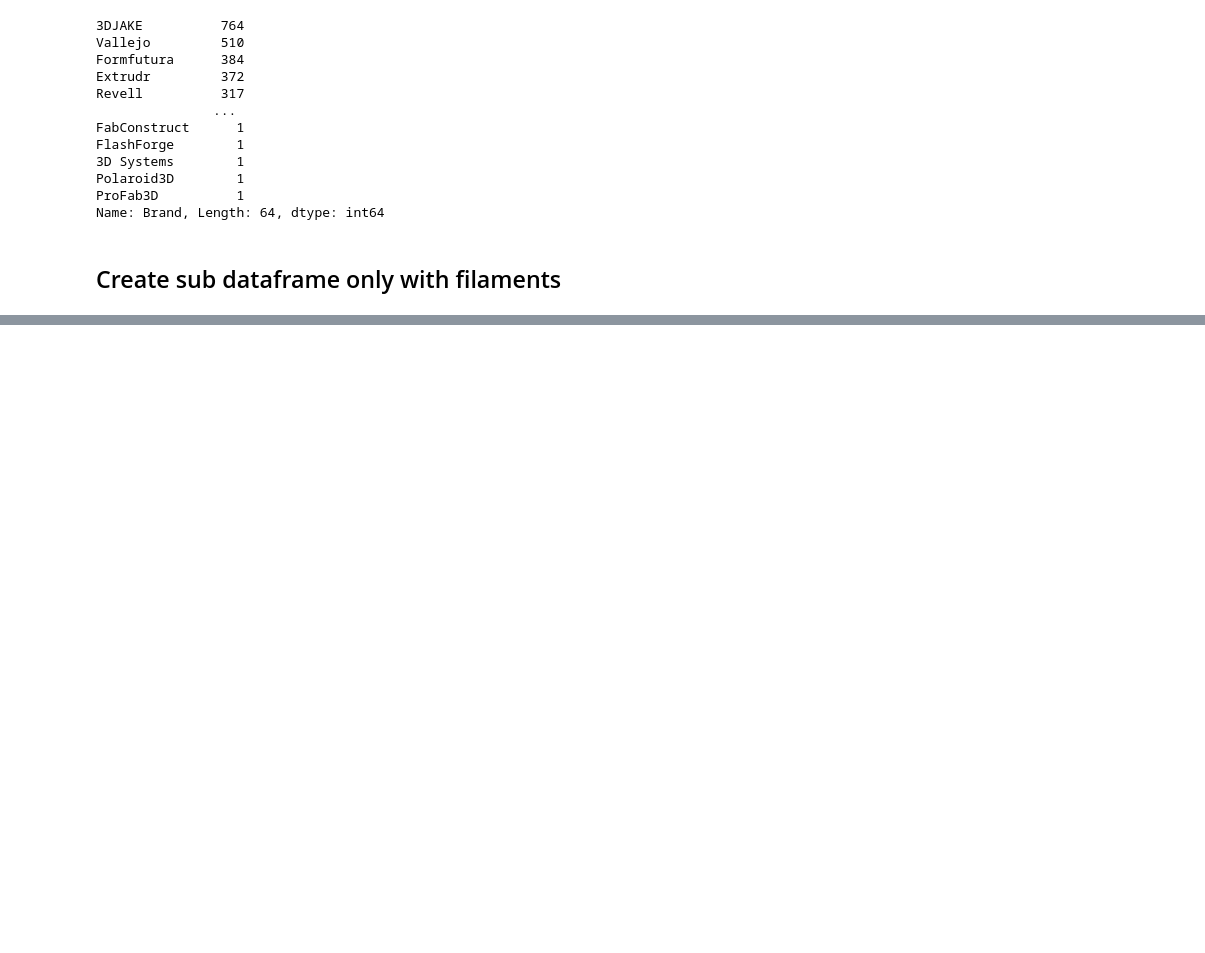
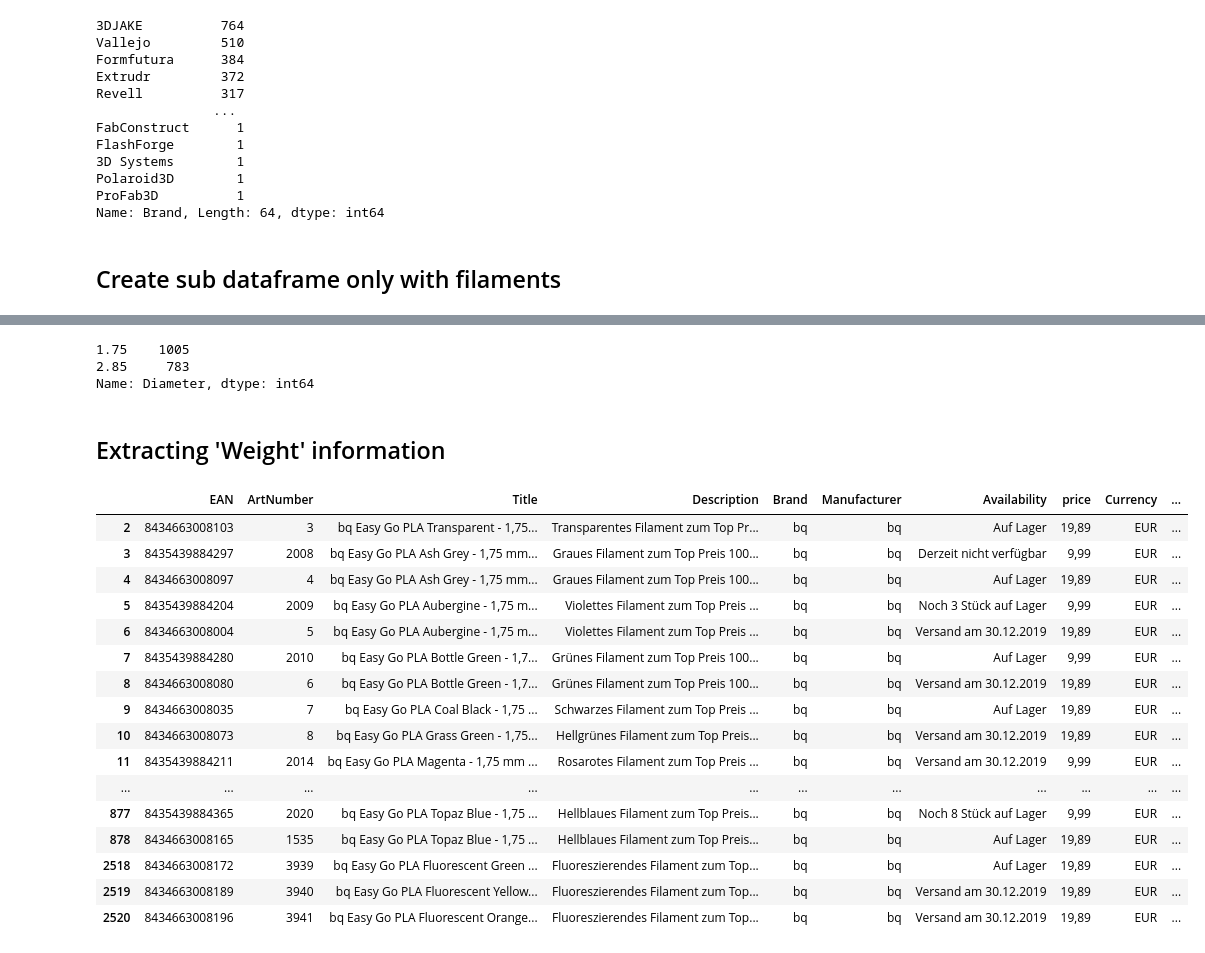
Before and after one commit to subrockmann/product-cleaner, a Jupyter notebook: 3djake Produktdaten.ipynb, the cells around one changed output, grey strips where cells are left out. Cells and saved outputs as stored; diff of their text form; code cells hidden in the pictures; blank space fills up the shorter version.

```diff
--- a/3djake Produktdaten.ipynb
+++ b/3djake Produktdaten.ipynb
@@ -214,0 +229,29 @@ filament_df.drop(indexNames , inplace=True)
+# %%
+filament_df.Diameter.value_counts()
+# %% [output]
+1.75    1005
+2.85     783
+Name: Diameter, dtype: int64
+# %% [markdown]
+## Extracting 'Weight' information
+# %%
+bq_df = filament_df[filament_df.Brand =='bq']
+bq_df
+# %% [output]
+|  | EAN | ArtNumber | Title | Description | Brand | Manufacturer | Availability | price | Currency | ... |
+| 2 | 8434663008103 | 3 | bq Easy Go PLA Transparent - 1,75... | Transparentes Filament zum Top Pr... | bq | bq | Auf Lager | 19,89 | EUR | ... |
+| 3 | 8435439884297 | 2008 | bq Easy Go PLA Ash Grey - 1,75 mm... | Graues Filament zum Top Preis 100... | bq | bq | Derzeit nicht verfügbar | 9,99 | EUR | ... |
+| 4 | 8434663008097 | 4 | bq Easy Go PLA Ash Grey - 1,75 mm... | Graues Filament zum Top Preis 100... | bq | bq | Auf Lager | 19,89 | EUR | ... |
+| 5 | 8435439884204 | 2009 | bq Easy Go PLA Aubergine - 1,75 m... | Violettes Filament zum Top Preis ... | bq | bq | Noch 3 Stück auf Lager | 9,99 | EUR | ... |
+| 6 | 8434663008004 | 5 | bq Easy Go PLA Aubergine - 1,75 m... | Violettes Filament zum Top Preis ... | bq | bq | Versand am 30.12.2019 | 19,89 | EUR | ... |
+| 7 | 8435439884280 | 2010 | bq Easy Go PLA Bottle Green - 1,7... | Grünes Filament zum Top Preis 100... | bq | bq | Auf Lager | 9,99 | EUR | ... |
+| 8 | 8434663008080 | 6 | bq Easy Go PLA Bottle Green - 1,7... | Grünes Filament zum Top Preis 100... | bq | bq | Versand am 30.12.2019 | 19,89 | EUR | ... |
+| 9 | 8434663008035 | 7 | bq Easy Go PLA Coal Black - 1,75 ... | Schwarzes Filament zum Top Preis ... | bq | bq | Auf Lager | 19,89 | EUR | ... |
+| 10 | 8434663008073 | 8 | bq Easy Go PLA Grass Green - 1,75... | Hellgrünes Filament zum Top Preis... | bq | bq | Versand am 30.12.2019 | 19,89 | EUR | ... |
+| 11 | 8435439884211 | 2014 | bq Easy Go PLA Magenta - 1,75 mm ... | Rosarotes Filament zum Top Preis ... | bq | bq | Versand am 30.12.2019 | 9,99 | EUR | ... |
+| ... | ... | ... | ... | ... | ... | ... | ... | ... | ... | ... |
+| 877 | 8435439884365 | 2020 | bq Easy Go PLA Topaz Blue - 1,75 ... | Hellblaues Filament zum Top Preis... | bq | bq | Noch 8 Stück auf Lager | 9,99 | EUR | ... |
+| 878 | 8434663008165 | 1535 | bq Easy Go PLA Topaz Blue - 1,75 ... | Hellblaues Filament zum Top Preis... | bq | bq | Auf Lager | 19,89 | EUR | ... |
+| 2518 | 8434663008172 | 3939 | bq Easy Go PLA Fluorescent Green ... | Fluoreszierendes Filament zum Top... | bq | bq | Auf Lager | 19,89 | EUR | ... |
+| 2519 | 8434663008189 | 3940 | bq Easy Go PLA Fluorescent Yellow... | Fluoreszierendes Filament zum Top... | bq | bq | Versand am 30.12.2019 | 19,89 | EUR | ... |
+| 2520 | 8434663008196 | 3941 | bq Easy Go PLA Fluorescent Orange... | Fluoreszierendes Filament zum Top... | bq | bq | Versand am 30.12.2019 | 19,89 | EUR | ... |
```
Also changed, not shown: parts of 19 cells of this notebook.
